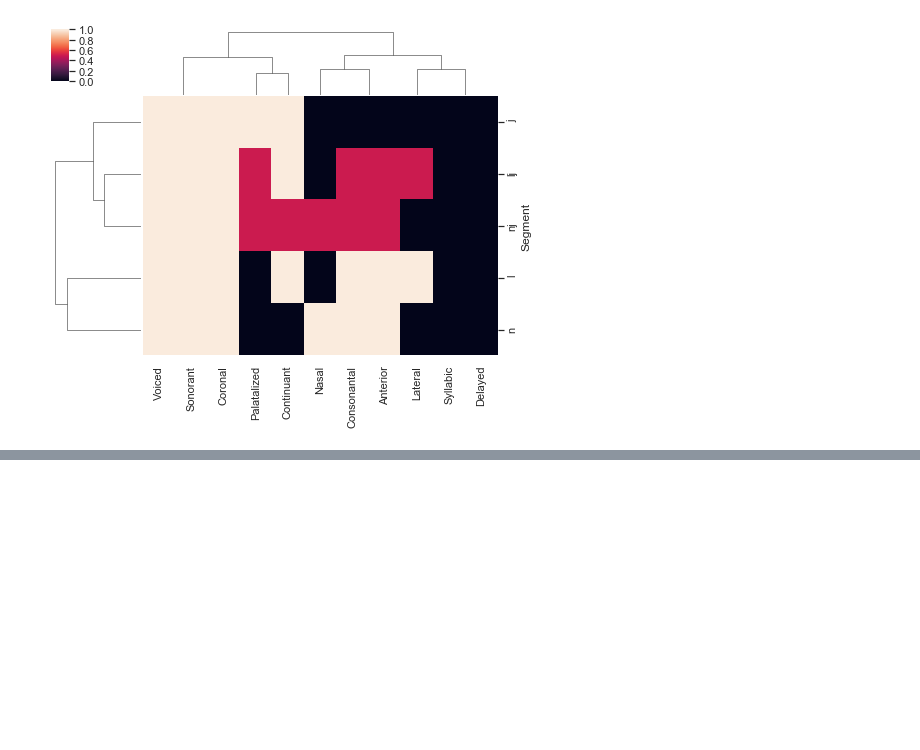
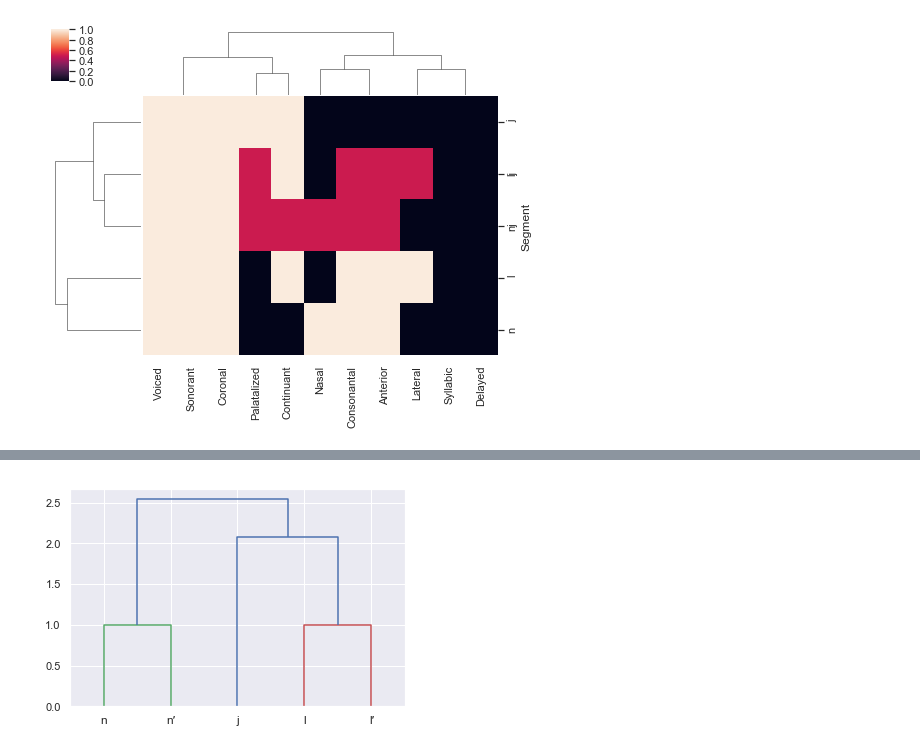
Before and after one commit to Data-Science-for-Linguists-2019/russian_rhyme, a Jupyter notebook: dev/decompose_palatalization.ipynb, the cells around one changed output, grey strips where cells are left out. Saved outputs shown, nothing was run; the diff lists cells and outputs as text; code cells hidden in the pictures; blank space fills up the shorter version.

```diff
--- a/dev/decompose_palatalization.ipynb
+++ b/dev/decompose_palatalization.ipynb
@@ -57,7 +57,3 @@ plt.show()
 [figure]
 # %% [markdown]
 ## Plot the same without the integral palatalized consonants
-# %%
-if "l′" in df.index: # dodge error if rerunning after already dropped
-    df.drop(["l′", "n′"], inplace=True)
-df
@@ -84,0 +86,3 @@ plt.show()
+# %%
+df_drop_decomposed = df.drop(["lj", "nj"])
+df_drop_decomposed
@@ -84,0 +97,8 @@ plt.show()
+# %%
+l = linkage(df_drop_decomposed, method="ward")
+labelList = list(df_drop_decomposed.index) # segments
+plt.figure(figsize=(6, 4))
+dendrogram(l, labels=labelList)
+plt.show()
+# %% [output]
+[figure, added]
```
Also changed, not shown: parts of 7 cells of this notebook, 1 other file.
